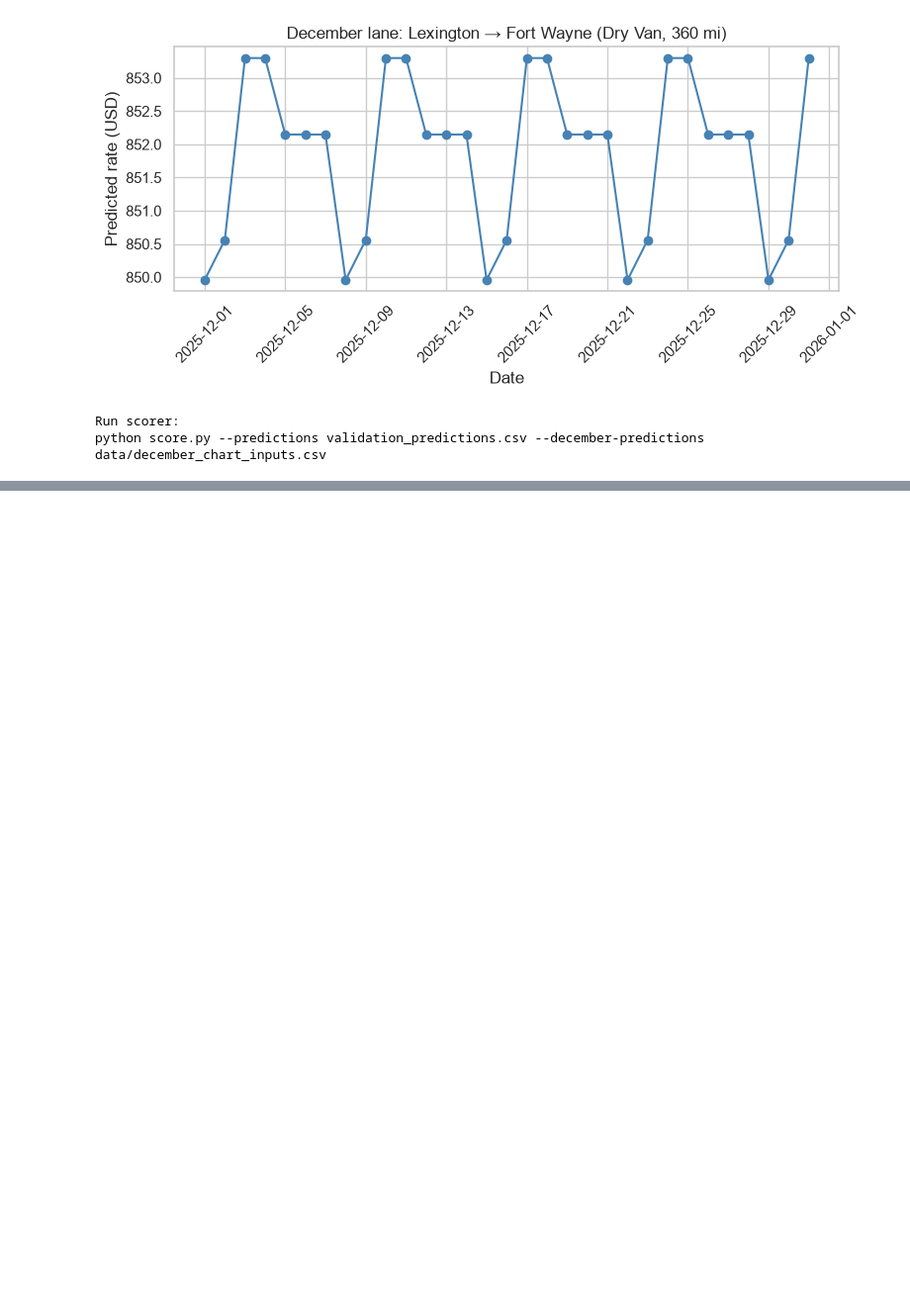
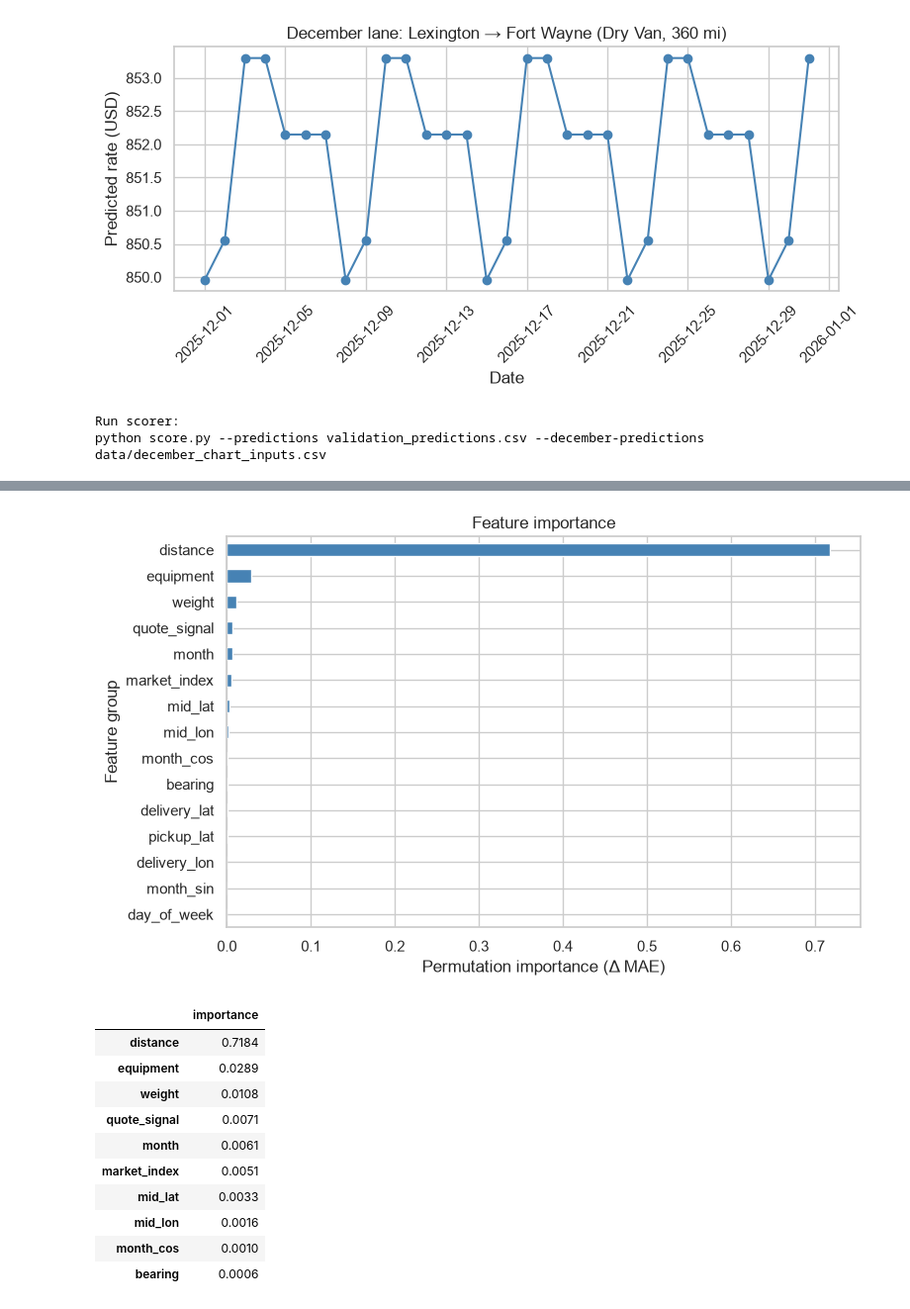
Before and after one commit to ttqureshi/spotter-freight-rate-ml, a Jupyter notebook: notebooks/freight_rate_modeling.ipynb, the cells around one changed output, grey strips where cells are left out. Shown at 99% size. Saved outputs shown, nothing was run; the diff lists cells and outputs as text; code cells hidden in the pictures; blank space fills up the shorter version.

```diff
--- a/notebooks/freight_rate_modeling.ipynb
+++ b/notebooks/freight_rate_modeling.ipynb
@@ -1469,0 +1474,75 @@ python score.py --predictions validation_predictions.csv --december-predictions
+# %%
+from sklearn.inspection import permutation_importance
+
+IMPORTANCE_SAMPLE_N = 2000
+importance_sample = train_full_feat.sample(
+    n=min(IMPORTANCE_SAMPLE_N, len(train_full_feat)), random_state=42
+)
+
+y_imp = (
+    np.log1p(importance_sample[TARGET])
+    if final_log_target
+    else importance_sample[TARGET]
+)
+X_encoded = final_model.named_steps["prep"].transform(
+    importance_sample[feature_cols]
+)
+perm_encoded = permutation_importance(
+    final_model.named_steps["model"],
+    X_encoded,
+    y_imp,
+    scoring="neg_mean_absolute_error",
+    n_repeats=3,
+    random_state=42,
+    n_jobs=-1,
+)
+
+encoded_names = final_model.named_steps["prep"].get_feature_names_out()
+encoded_importance = pd.Series(
+    perm_encoded.importances_mean, index=encoded_names
+).sort_values(ascending=False)
+
+
+def grouped_feature_name(encoded_name):
+    if encoded_name.startswith("num__"):
+        return encoded_name.removeprefix("num__")
+    if encoded_name.startswith("cat__"):
+        body = encoded_name.removeprefix("cat__")
+        for col in CAT_COLS:
+            if body.startswith(f"{col}_"):
+                return col
+    return encoded_name
+
+
+grouped_importance = (
+    encoded_importance.groupby(encoded_importance.index.map(grouped_feature_name))
+    .sum()
+    .sort_values(ascending=False)
+)
+
+fig, ax = plt.subplots(figsize=(8, 5))
+
+grouped_importance.head(15).sort_values().plot(
+    kind="barh", ax=ax, color="steelblue"
+)
+ax.set_xlabel("Permutation importance (Δ MAE)")
+ax.set_ylabel("Feature group")
+ax.set_title("Feature importance")
+
+plt.tight_layout()
+plt.show()
+
+grouped_importance.head(10).to_frame("importance")
+# %% [output]
+[figure, added]
+|  | importance |
+| distance | 0.7184 |
+| equipment | 0.0289 |
+| weight | 0.0108 |
+| quote_signal | 0.0071 |
+| month | 0.0061 |
+| market_index | 0.0051 |
+| mid_lat | 0.0033 |
+| mid_lon | 0.0016 |
+| month_cos | 0.0010 |
+| bearing | 0.0006 |
```
Also changed, not shown: parts of 5 cells of this notebook, 6 other files.
